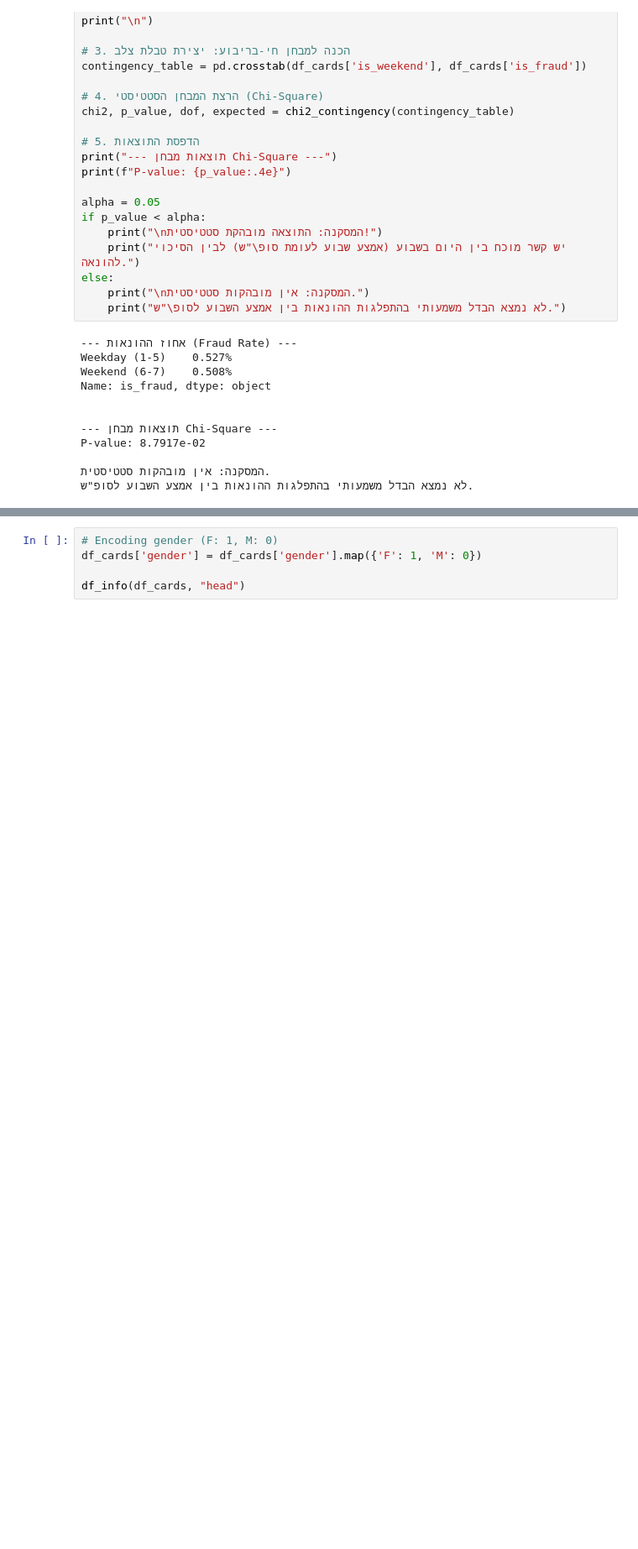
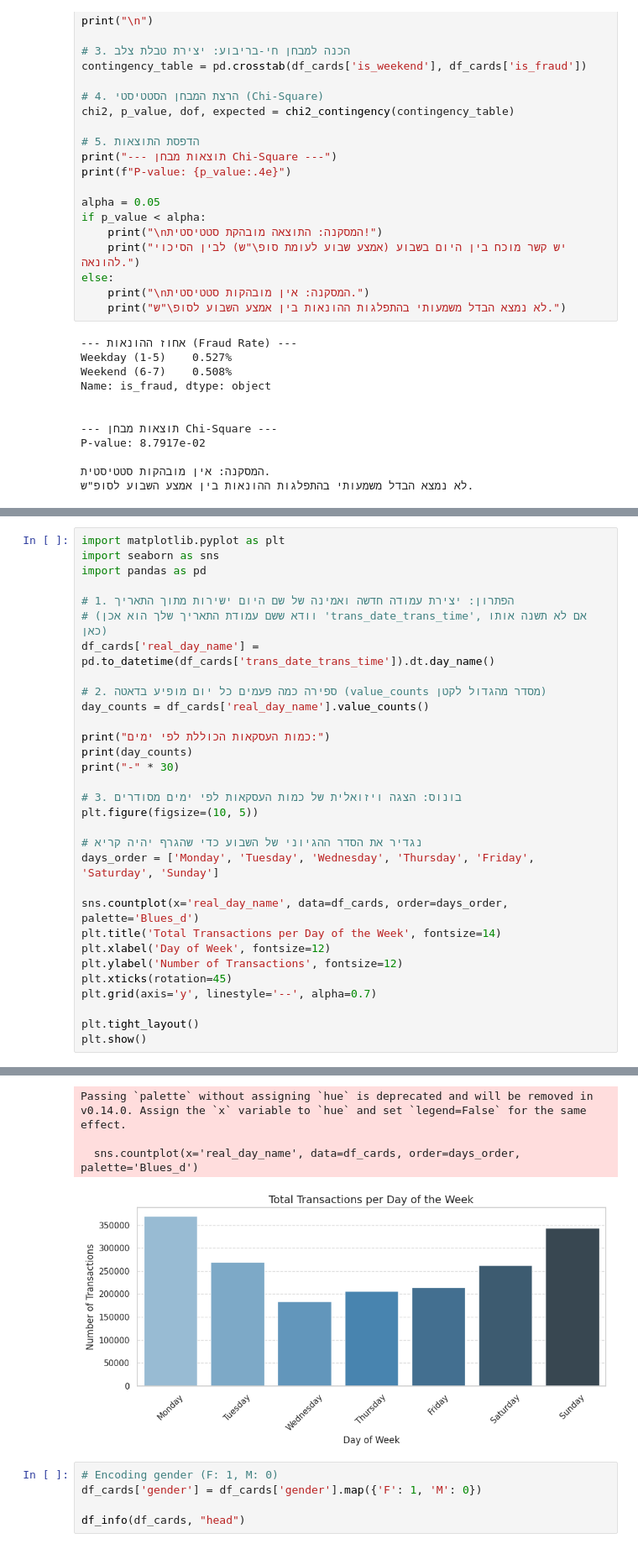
Before and after one commit to danieligelnik/CCFraudProject, a Jupyter notebook: DS_project.ipynb, the cells around one changed output, grey strips where cells are left out. Shown at 84% size. Drawn from its saved outputs; the diff is of its cells as text; blank space fills up the shorter version.

```diff
--- a/DS_project.ipynb
+++ b/DS_project.ipynb
@@ -422,0 +379,32 @@ plt.show()
+# %%
+import matplotlib.pyplot as plt
+import seaborn as sns
+import pandas as pd
+
+# 1. הפתרון: יצירת עמודה חדשה ואמינה של שם היום ישירות מתוך התאריך
+# (וודא ששם עמודת התאריך שלך הוא אכן 'trans_date_trans_time', אם לא תשנה אותו כאן)
+df_cards['real_day_name'] = pd.to_datetime(df_cards['trans_date_trans_time']).dt.day_name()
+
+# 2. ספירה כמה פעמים כל יום מופיע בדאטה (value_counts מסדר מהגדול לקטן)
+day_counts = df_cards['real_day_name'].value_counts()
+
+print("כמות העסקאות הכוללת לפי ימים:")
+print(day_counts)
+print("-" * 30)
+
+# 3. בונוס: הצגה ויזואלית של כמות העסקאות לפי ימים מסודרים
+plt.figure(figsize=(10, 5))
+
+# נגדיר את הסדר ההגיוני של השבוע כדי שהגרף יהיה קריא
+days_order = ['Monday', 'Tuesday', 'Wednesday', 'Thursday', 'Friday', 'Saturday', 'Sunday']
+
+sns.countplot(x='real_day_name', data=df_cards, order=days_order, palette='Blues_d')
+plt.title('Total Transactions per Day of the Week', fontsize=14)
+plt.xlabel('Day of Week', fontsize=12)
+plt.ylabel('Number of Transactions', fontsize=12)
+plt.xticks(rotation=45)
+plt.grid(axis='y', linestyle='--', alpha=0.7)
+
+plt.tight_layout()
+plt.show()
+# %% [output]
@@ -423,3 +422,7 @@ plt.show()
+Passing `palette` without assigning `hue` is deprecated and will be removed in v0.14.0. Assign the `x` variable to `hue` and set `legend=False` for the same effect.
+
+  sns.countplot(x='real_day_name', data=df_cards, order=days_order, palette='Blues_d')
+[figure, added]
 # %%
 # Encoding gender (F: 1, M: 0)
 df_cards['gender'] = df_cards['gender'].map({'F': 1, 'M': 0})
```
Also changed, not shown: parts of 13 cells of this notebook.
